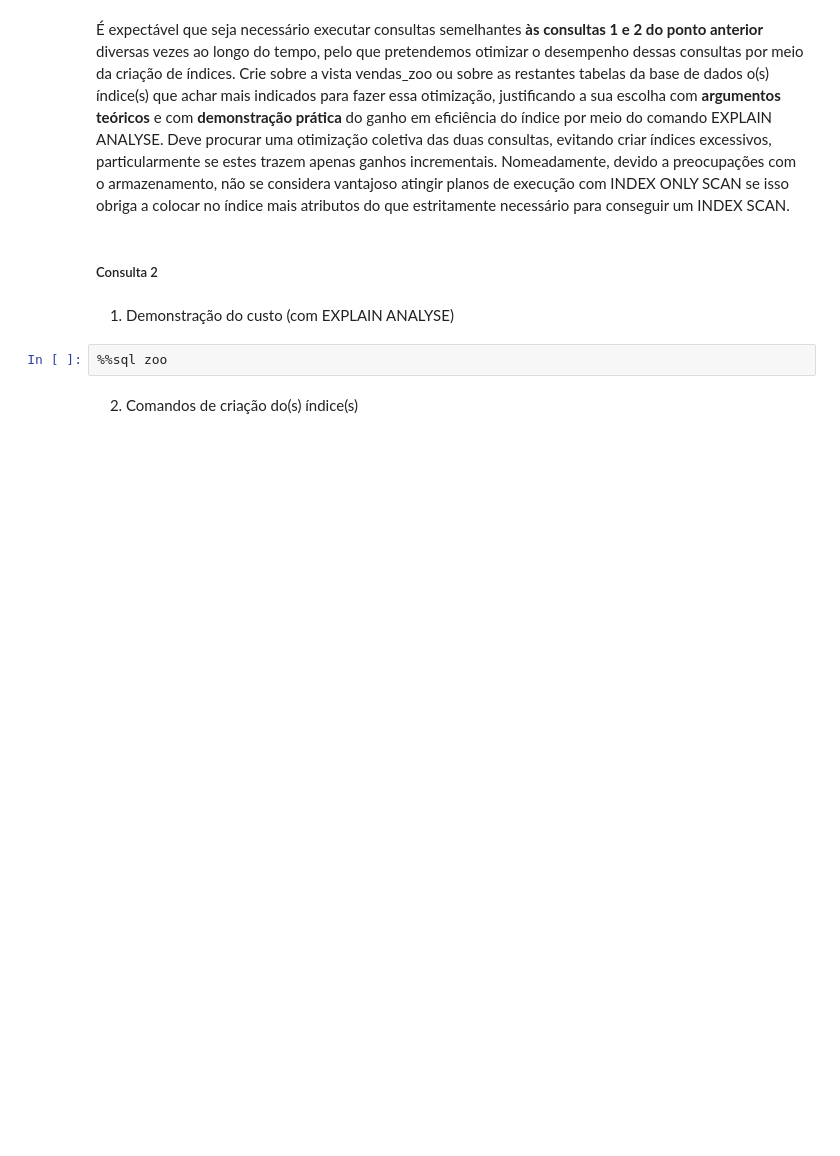
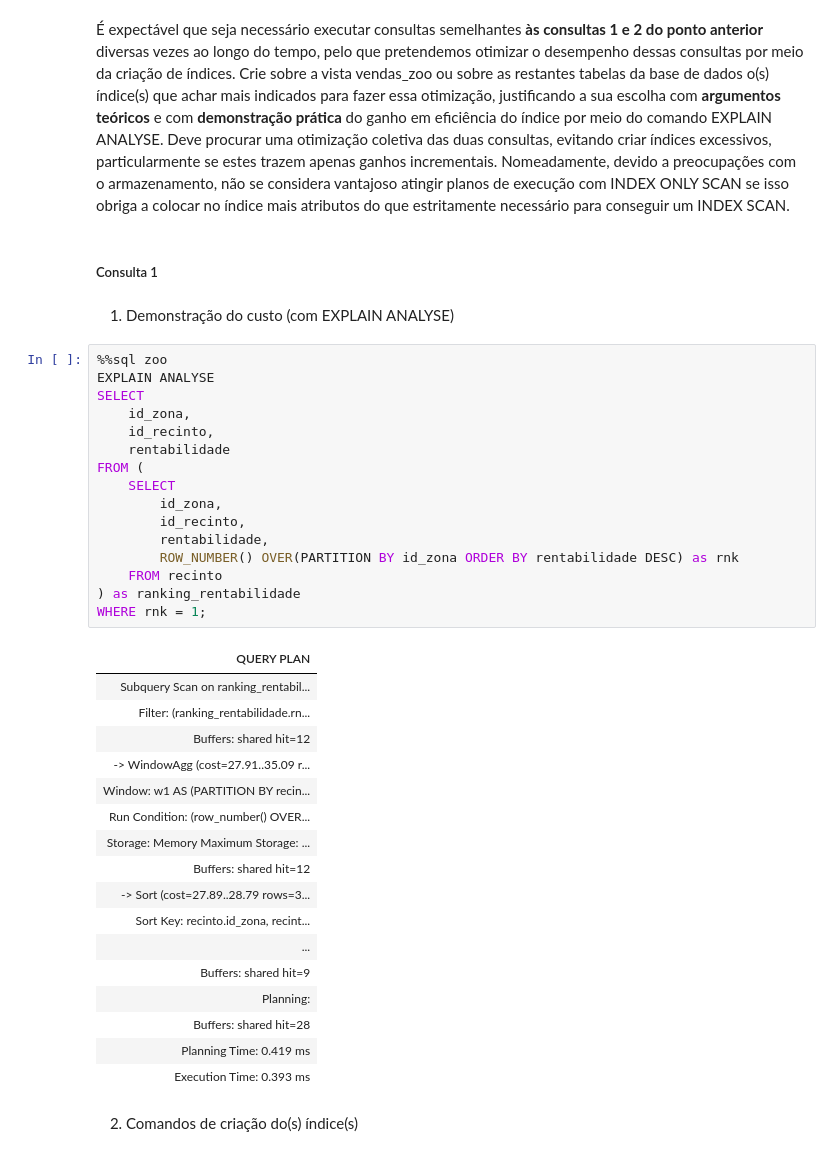
Before and after one commit to marques-jpg/Projeto-BD, a Jupyter notebook: entrega-bd-02-93.ipynb, the cells around one changed output. Cells and saved outputs as stored; diff of their text form; blank space fills up the shorter version.

```diff
--- a/entrega-bd-02-93.ipynb
+++ b/entrega-bd-02-93.ipynb
@@ -620,11 +627,43 @@ ORDER BY id_zona, mes;
 # %% [markdown]
 É expectável que seja necessário executar consultas semelhantes **às consultas 1 e 2 do ponto anterior** diversas vezes ao longo do tempo, pelo que pretendemos otimizar o desempenho dessas consultas por meio da criação de índices. Crie sobre a vista vendas\_zoo ou sobre as restantes tabelas da base de dados o(s) índice(s) que achar mais indicados para fazer essa otimização, justificando a sua escolha com **argumentos teóricos** e com **demonstração prática** do ganho em eficiência do índice por meio do comando EXPLAIN ANALYSE. Deve procurar uma otimização coletiva das duas consultas, evitando criar índices excessivos, particularmente se estes trazem apenas ganhos incrementais. Nomeadamente, devido a preocupações com o armazenamento, não se considera vantajoso atingir planos de execução com INDEX ONLY SCAN se isso obriga a colocar no índice mais atributos do que estritamente necessário para conseguir um INDEX SCAN.
 # %% [markdown]
-##### Consulta 2
+##### Consulta 1
 # %% [markdown]
 1. Demonstração do custo (com EXPLAIN ANALYSE)
 # %%
 %%sql zoo
+EXPLAIN ANALYSE
+SELECT
+    id_zona,
+    id_recinto,
+    rentabilidade
+FROM (
+    SELECT
+        id_zona,
+        id_recinto,
+        rentabilidade,
+        ROW_NUMBER() OVER(PARTITION BY id_zona ORDER BY rentabilidade DESC) as rnk
+    FROM recinto
+) as ranking_rentabilidade
+WHERE rnk = 1;
+# %% [output]
+| QUERY PLAN |
+| Subquery Scan on ranking_rentabil... |
+| Filter: (ranking_rentabilidade.rn... |
+| Buffers: shared hit=12 |
+| -> WindowAgg (cost=27.91..35.09 r... |
+| Window: w1 AS (PARTITION BY recin... |
+| Run Condition: (row_number() OVER... |
+| Storage: Memory Maximum Storage: ... |
+| Buffers: shared hit=12 |
+| -> Sort (cost=27.89..28.79 rows=3... |
+| Sort Key: recinto.id_zona, recint... |
+| ... |
+| Buffers: shared hit=9 |
+| Planning: |
+| Buffers: shared hit=28 |
+| Planning Time: 0.419 ms |
+| Execution Time: 0.393 ms |
 # %% [markdown]
 2. Comandos de criação do(s) índice(s)
 # %%
```
Also changed, not shown: parts of 11 cells of this notebook.
